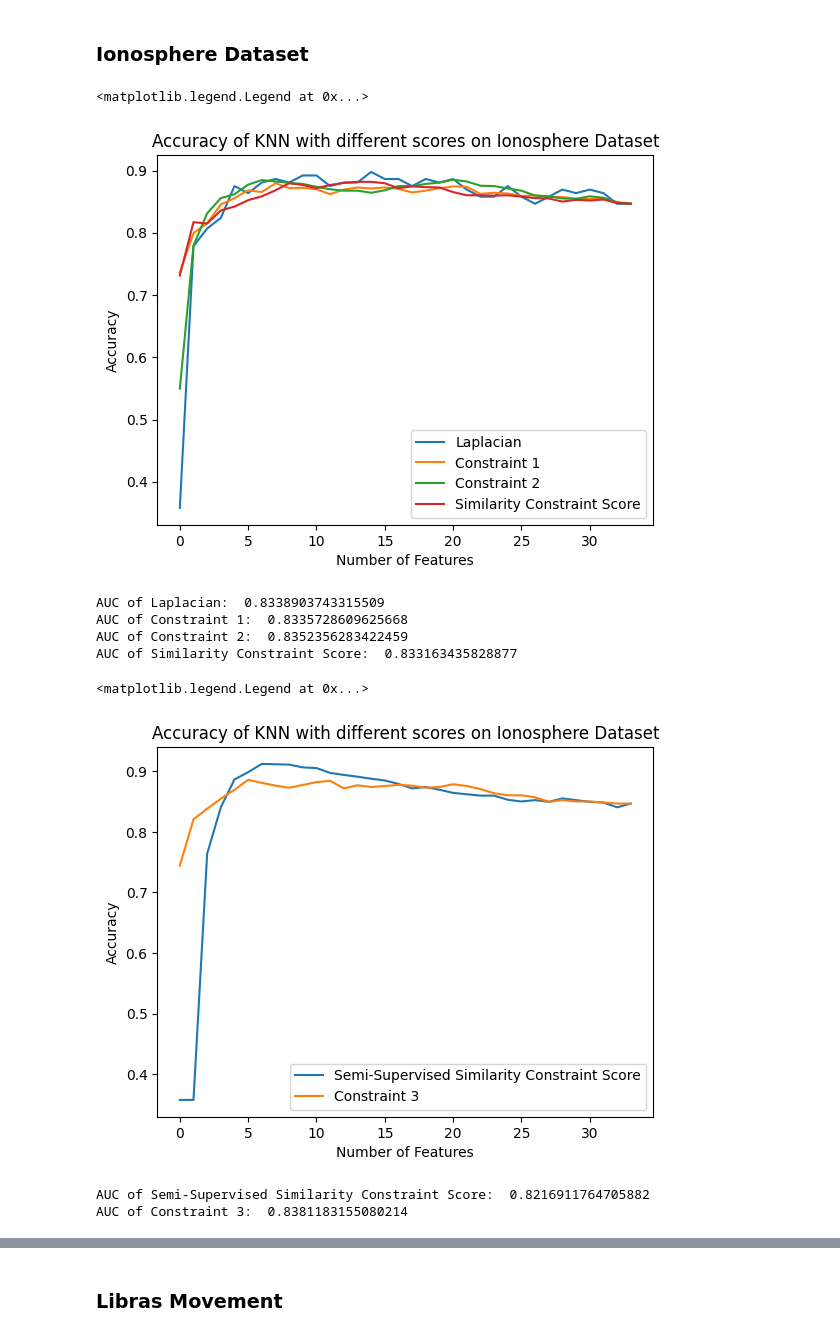
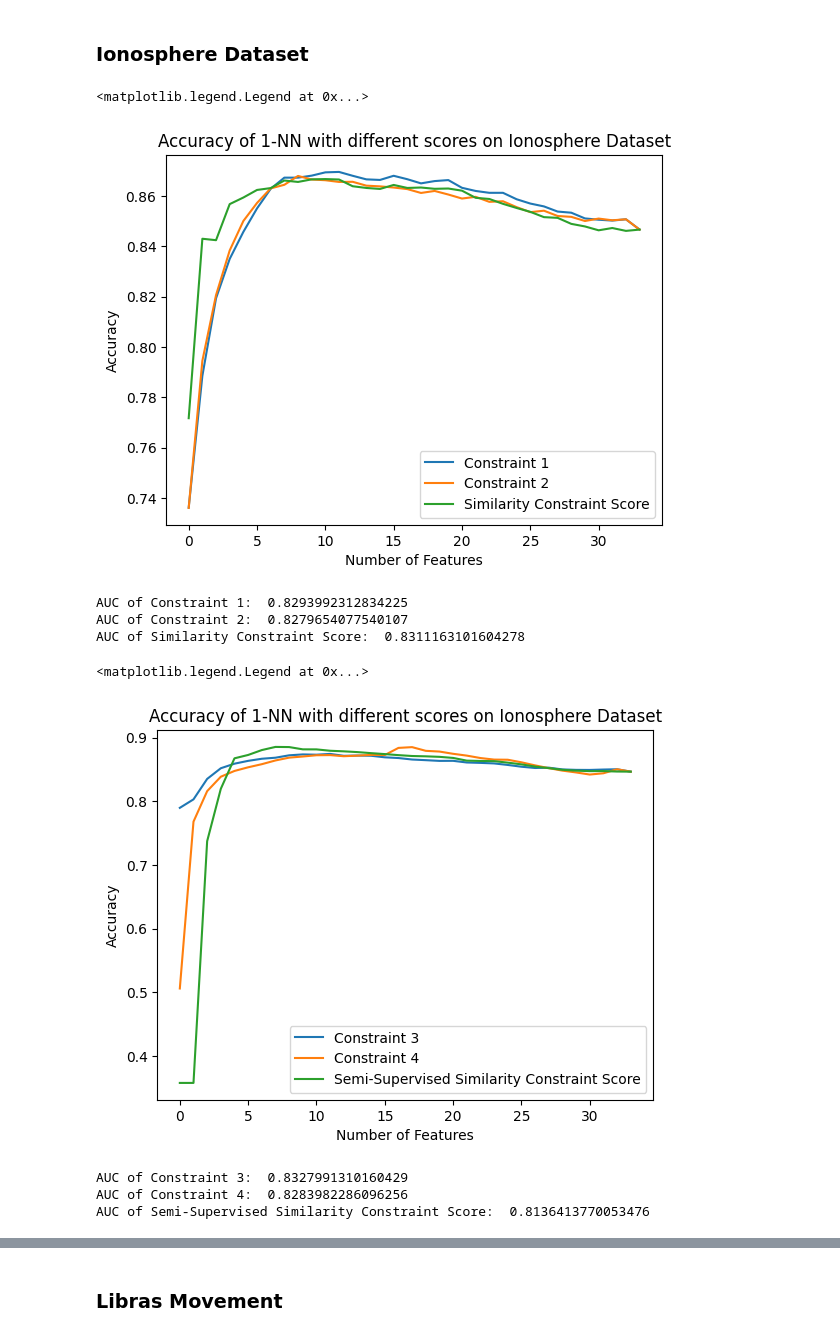
Before and after one commit to FabioGadegbeku/Similarity-Based-CS, a Jupyter notebook: sim_based_cs/notebook.ipynb, the cells around one changed output, grey strips where cells are left out. Drawn from its saved outputs; the diff is of its cells as text; code cells hidden in the pictures.

```diff
--- a/sim_based_cs/notebook.ipynb
+++ b/sim_based_cs/notebook.ipynb
@@ -400,65 +473,65 @@ y = le.fit_transform(y)
 data_ionosphere = np.concatenate((X,y[np.newaxis].T), axis=1)
 X_train_ionosphere, X_test_ionosphere = split_dataset(data_ionosphere)
 # %%
-scores = [laplacian_score,constraint_score_1,constraint_score_2,supervised_similarity_constraint_score]
-scores_accuracy = plot_accuracy(scores, X_train_ionosphere, X_test_ionosphere,10,3)
-accuracy_laplacian = scores_accuracy[0]
-accuracy_constraint_1 = scores_accuracy[1]
-accuracy_constraint_2 = scores_accuracy[2]
-accuracy_supervised_similarity_constraint = scores_accuracy[3]
+scores = [constraint_score_1,constraint_score_2,supervised_similarity_constraint_score]
+scores_accuracy = plot_accuracy(scores, X_train_ionosphere, X_test_ionosphere,100,3)
+accuracy_constraint_1 = scores_accuracy[0]
+accuracy_constraint_2 = scores_accuracy[1]
+accuracy_supervised_similarity_constraint = scores_accuracy[2]
 
 
-plt.plot(accuracy_laplacian, label = 'Laplacian')
 plt.plot(accuracy_constraint_1, label = 'Constraint 1')
 plt.plot(accuracy_constraint_2, label = 'Constraint 2')
 plt.plot(accuracy_supervised_similarity_constraint, label = 'Similarity Constraint Score')
 plt.xlabel('Number of Features')
 plt.ylabel('Accuracy')
-plt.title('Accuracy of KNN with different scores on Ionosphere Dataset')
+plt.title('Accuracy of 1-NN with different scores on Ionosphere Dataset')
 
 plt.legend()
 # %% [output]
 <matplotlib.legend.Legend at 0x...>
-[figure, old version]
+[figure, new version]
 # %%
-auc_laplacian = auc_score(accuracy_laplacian)
 auc_constraint_1 = auc_score(accuracy_constraint_1)
 auc_constraint_2 = auc_score(accuracy_constraint_2)
 auc_similarity_constraint = auc_score(accuracy_supervised_similarity_constraint)
 
-print('AUC of Laplacian: ', auc_laplacian)
 print('AUC of Constraint 1: ', auc_constraint_1)
 print('AUC of Constraint 2: ', auc_constraint_2)
 print('AUC of Similarity Constraint Score: ', auc_similarity_constraint)
 # %% [output]
-AUC of Laplacian:  0.8338903743315509
-AUC of Constraint 1:  0.8335728609625668
-AUC of Constraint 2:  0.8352356283422459
-AUC of Similarity Constraint Score:  0.833163435828877
+AUC of Constraint 1:  0.8293992312834225
+AUC of Constraint 2:  0.8279654077540107
+AUC of Similarity Constraint Score:  0.8311163101604278
 # %%
-scores = [semi_supervised_similarity_constraint_score,constraint_score_3]
-scores_accuracy = plot_accuracy(scores, X_train_ionosphere, X_test_ionosphere,10,3)
-accuracy_semi_supervised_similarity_constraint = scores_accuracy[0]
-accuracy_constraint_3 = scores_accuracy[1]
+scores = [constraint_score_3,constraint_score_4,semi_supervised_similarity_constraint_score]
+scores_accuracy = plot_accuracy(scores, X_train_ionosphere, X_test_ionosphere,100,3)
+accuracy_constraint_3 = scores_accuracy[0]
+accuracy_constraint_4 = scores_accuracy[1]
+accuracy_semi_supervised_similarity_constraint = scores_accuracy[2]
 
 
-
+plt.plot(accuracy_constraint_3, label = 'Constraint 3')
+plt.plot(accuracy_constraint_4, label = 'Constraint 4')
 plt.plot(accuracy_semi_supervised_similarity_constraint, label = 'Semi-Supervised Similarity Constraint Score')
-plt.plot(accuracy_constraint_3, label = 'Constraint 3')
 plt.xlabel('Number of Features')
 plt.ylabel('Accuracy')
-plt.title('Accuracy of KNN with different scores on Ionosphere Dataset')
+plt.title('Accuracy of 1-NN with different scores on Ionosphere Dataset')
 
 plt.legend()
 # %% [output]
 <matplotlib.legend.Legend at 0x...>
-[figure, old version]
+[figure, new version]
 # %%
 auc_constraint_3 = auc_score(accuracy_constraint_3)
+auc_constraint_4 = auc_score(accuracy_constraint_4)
 auc_semi_similarity_constraint = auc_score(accuracy_semi_supervised_similarity_constraint)
 
+
+print('AUC of Constraint 3: ', auc_constraint_3)
+print('AUC of Constraint 4: ', auc_constraint_4)
 print('AUC of Semi-Supervised Similarity Constraint Score: ', auc_semi_similarity_constraint)
-print('AUC of Constraint 3: ', auc_constraint_3)
 # %% [output]
-AUC of Semi-Supervised Similarity Constraint Score:  0.8216911764705882
-AUC of Constraint 3:  0.8381183155080214
+AUC of Constraint 3:  0.8327991310160429
+AUC of Constraint 4:  0.8283982286096256
+AUC of Semi-Supervised Similarity Constraint Score:  0.8136413770053476
```
Also changed, not shown: parts of 45 cells of this notebook, 2 other files.
